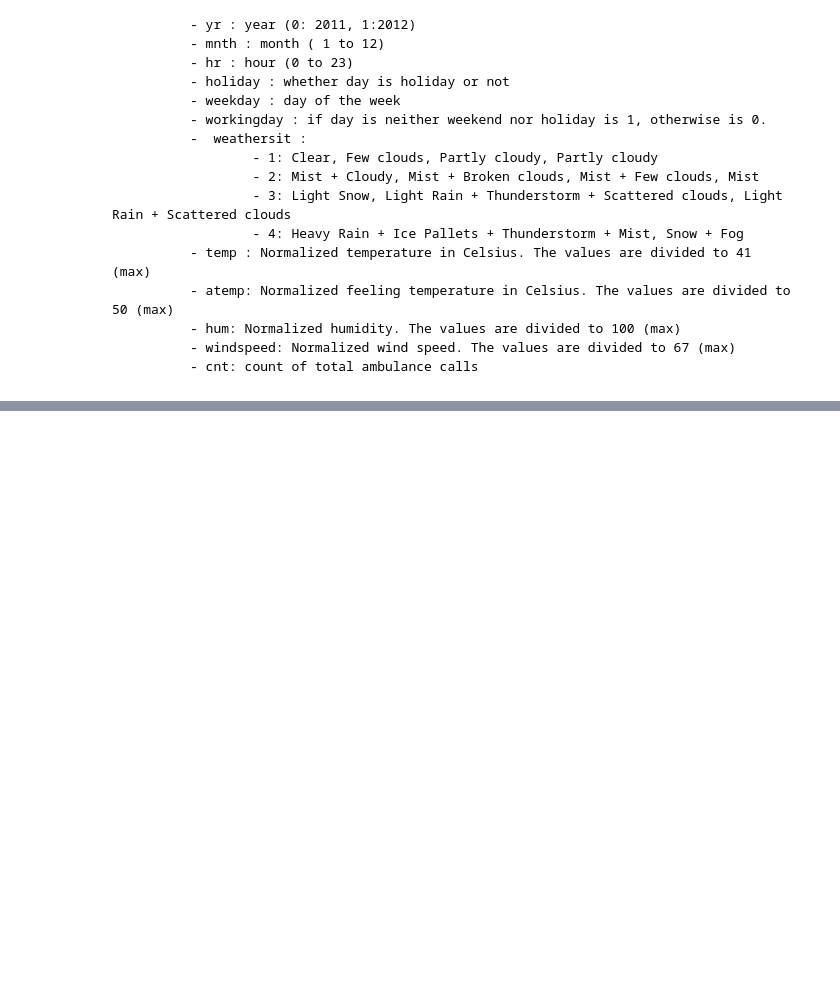
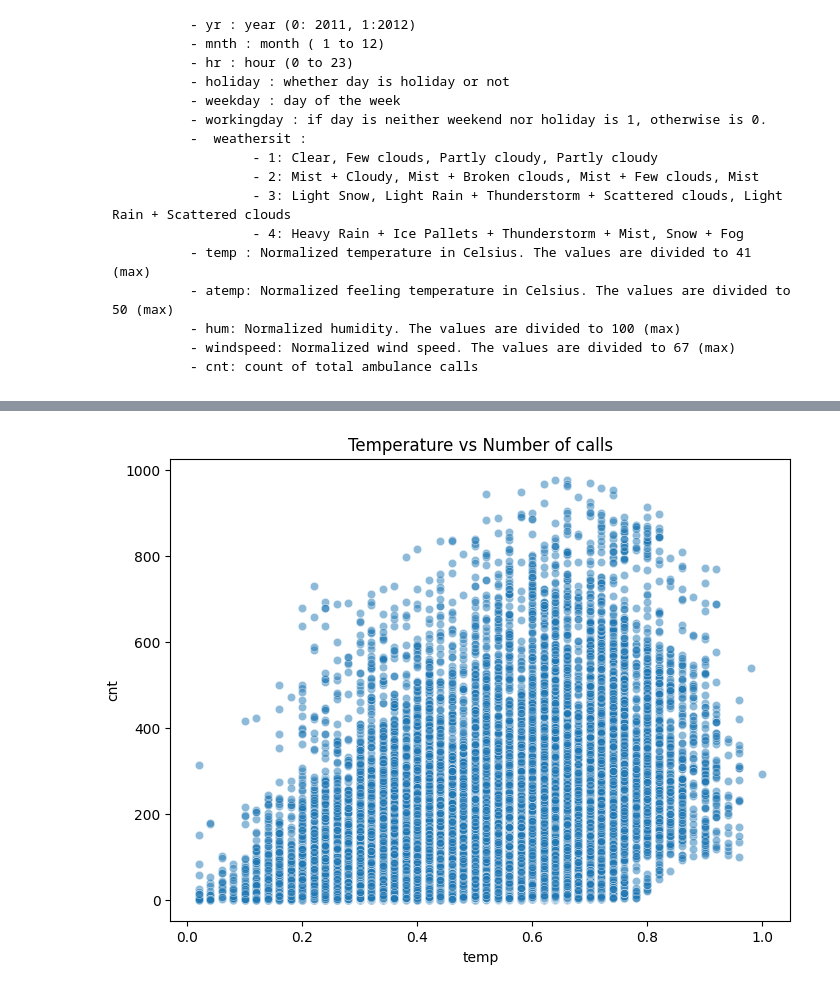
Before and after one commit to Poplacskyi/AI, a Jupyter notebook: labs_AD/FinalTaskDM_Liybomur_Poplavski.ipynb, the cells around one changed output, grey strips where cells are left out. Drawn from its saved outputs; the diff is of its cells as text; code cells hidden in the pictures; blank space fills up the shorter version.

```diff
--- a/labs_AD/FinalTaskDM_Liybomur_Poplavski.ipynb
+++ b/labs_AD/FinalTaskDM_Liybomur_Poplavski.ipynb
@@ -62,0 +221,7 @@ from matplotlib.pylab import rcParams
+# %%
+plt.figure(figsize=(8, 6))
+sns.scatterplot(x='temp', y='cnt', data=df, alpha=0.5)
+plt.title('Temperature vs Number of calls')
+plt.show()
+# %% [output]
+[figure, added]
```
Also changed, not shown: parts of 14 cells of this notebook.
